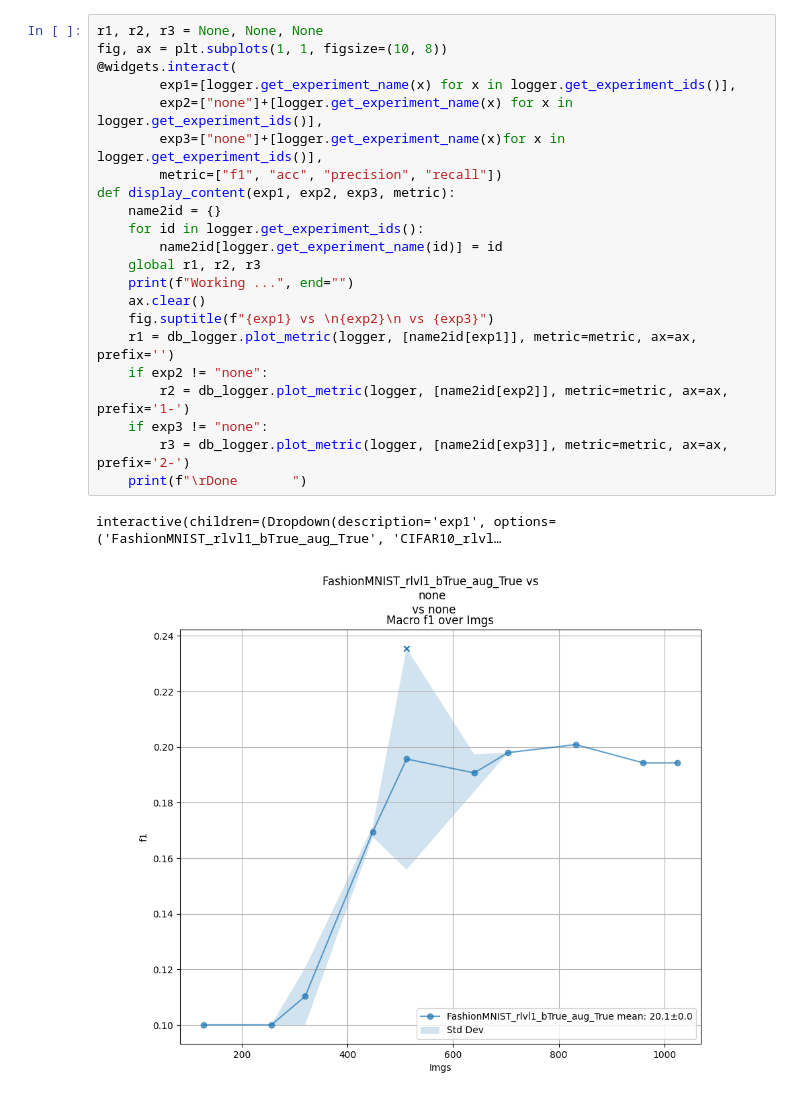
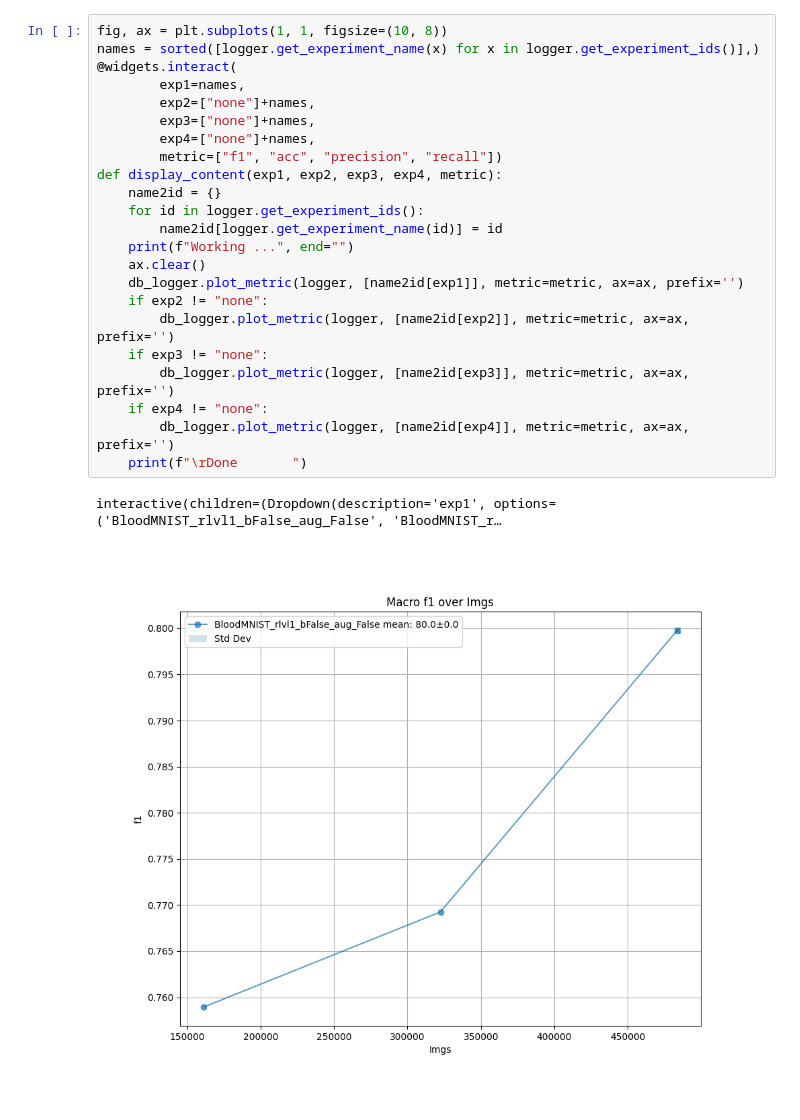
Before and after one commit to Arty-Facts/gan_sampling_classification, a Jupyter notebook: viz_ldb.ipynb, the cells around one changed output. Saved outputs shown, nothing was run; the diff lists cells and outputs as text.

Commit message:
more experiments

```diff
--- a/viz_ldb.ipynb
+++ b/viz_ldb.ipynb
@@ -28,25 +28,26 @@ RetinaMNIST_rlvl1_bTrue_aug_True
 # %%
-r1, r2, r3 = None, None, None
 fig, ax = plt.subplots(1, 1, figsize=(10, 8))
+names = sorted([logger.get_experiment_name(x) for x in logger.get_experiment_ids()],)
 @widgets.interact(
-        exp1=[logger.get_experiment_name(x) for x in logger.get_experiment_ids()],
-        exp2=["none"]+[logger.get_experiment_name(x) for x in logger.get_experiment_ids()],
-        exp3=["none"]+[logger.get_experiment_name(x)for x in logger.get_experiment_ids()],
+        exp1=names,
+        exp2=["none"]+names,
+        exp3=["none"]+names,
+        exp4=["none"]+names,
         metric=["f1", "acc", "precision", "recall"])
-def display_content(exp1, exp2, exp3, metric):
+def display_content(exp1, exp2, exp3, exp4, metric):
     name2id = {}
     for id in logger.get_experiment_ids():
         name2id[logger.get_experiment_name(id)] = id
-    global r1, r2, r3
     print(f"Working ...", end="")
     ax.clear()
-    fig.suptitle(f"{exp1} vs \n{exp2}\n vs {exp3}")
-    r1 = db_logger.plot_metric(logger, [name2id[exp1]], metric=metric, ax=ax, prefix='')
+    db_logger.plot_metric(logger, [name2id[exp1]], metric=metric, ax=ax, prefix='')
     if exp2 != "none":
-        r2 = db_logger.plot_metric(logger, [name2id[exp2]], metric=metric, ax=ax, prefix='1-')
+        db_logger.plot_metric(logger, [name2id[exp2]], metric=metric, ax=ax, prefix='')
     if exp3 != "none":
-        r3 = db_logger.plot_metric(logger, [name2id[exp3]], metric=metric, ax=ax, prefix='2-')
+        db_logger.plot_metric(logger, [name2id[exp3]], metric=metric, ax=ax, prefix='')
+    if exp4 != "none":
+        db_logger.plot_metric(logger, [name2id[exp4]], metric=metric, ax=ax, prefix='')
     print(f"\rDone       ")
 # %% [output]
-interactive(children=(Dropdown(description='exp1', options=('FashionMNIST_rlvl1_bTrue_aug_True', 'CIFAR10_rlvl…
+interactive(children=(Dropdown(description='exp1', options=('BloodMNIST_rlvl1_bFalse_aug_False', 'BloodMNIST_r…
-[figure, old version]
+[figure, new version]
```
Also changed, not shown: parts of 2 cells of this notebook, 1 other file.
